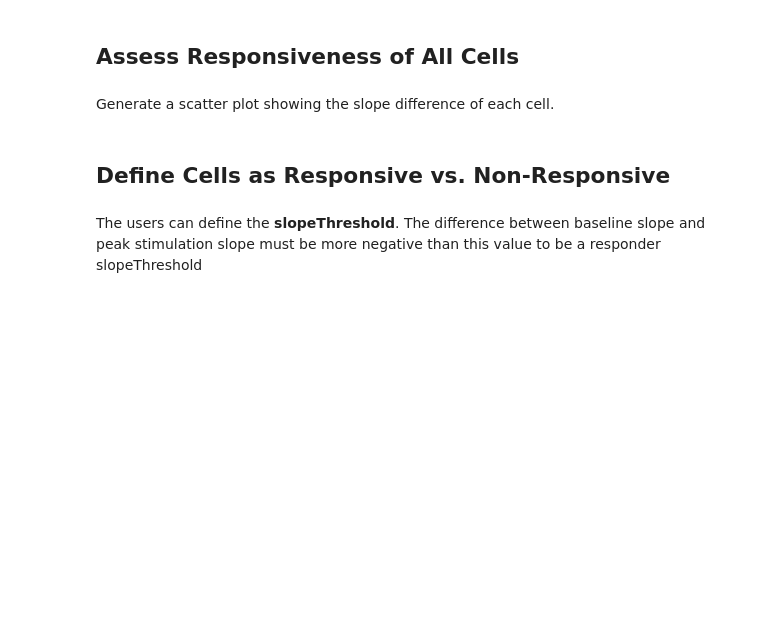
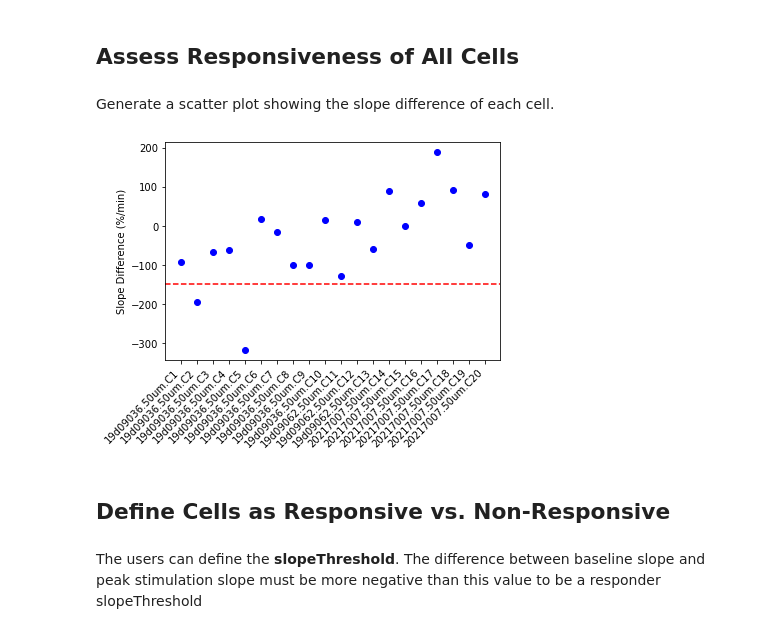
Before and after one commit to shengwanhui/Lab-Analysis-2019-2021-, a Jupyter notebook: notebooks/calcium-slope-analysis.ipynb, the cells around one changed output. Saved outputs shown, nothing was run; the diff lists cells and outputs as text; code cells hidden in the pictures; blank space fills up the shorter version.

```diff
--- a/notebooks/calcium-slope-analysis.ipynb
+++ b/notebooks/calcium-slope-analysis.ipynb
@@ -55,7 +55,7 @@ def getBaselineAndMaxStimulationSlopeFromCSV(rawTimes,rawIntensity, filterSize =
     plt.axvspan(stimulationTimeStart, stimulationTimeEnd, color='r', alpha=.1)
 
     # determine baseline region based on stimulation time
-    baselineTimeStart = stimulationTimeStart-1
+    baselineTimeStart = stimulationTimeStart-1.5
     baselineTimeEnd = stimulationTimeStart
 
     baselineIndexStart, baselineIndexEnd = statsTools.rangeIndex(smoothTimes, baselineTimeStart, baselineTimeEnd)
@@ -97,8 +97,8 @@ def getBaselineAndMaxStimulationSlopeFromCSV(rawTimes,rawIntensity, filterSize =
 
     return baselineSlope, stimulationSlopeMin
 # %%
-csvFilePaths = [R"X:\Data\OT-Cre\OT-GCaMP-nonspecific\04-03-19 evoke OT\04-30-2020 K-GLU analyze\025um.xls",
-                R"X:\Data\OT-Cre\OT-GCaMP-nonspecific\04-03-19 evoke OT\04-30-2020 K-GLU analyze\050um.xls"
+csvFilePaths = [#R"X:\Data\OT-Cre\OT-GCaMP-nonspecific\04-03-19 evoke OT\04-30-2020 K-GLU analyze\075um.xls",
+                R"X:\Data\OT-Cre\OT-GCaMP-nonspecific\04-03-19 evoke OT\04-30-2020 L368 - Cs analyze\050um.xls"
                ]
 # %% [markdown]
 The users can decide the parameters they want for data analysis.
@@ -143,17 +165,19 @@ plotTools.plotPairs(baselineSlopes, stimulationSlopes, "slopes")
 # %% [markdown]
 Generate a scatter plot showing the slope difference of each cell.
 # %%
-slopeThreshold = -200
+slopeThreshold = -150
 stimulationEffects = []
 for i in range(len(roiNames)):
     stimulationEffects.append(stimulationSlopes[i] - baselineSlopes[i])
 
 plt.figure (figsize=(6, 4))
 plt.ylabel("Slope Difference (%/min)")
 plt.plot(roiNames, stimulationEffects, 'o', color = "b")
 plt.gca().set_xticklabels(roiNames, rotation=45, ha='right')
 plt.axhline(slopeThreshold, color='r', ls='--')
 plt.show()
+# %% [output]
+[figure, added]
 # %% [markdown]
 ## Define Cells as Responsive vs. Non-Responsive
 # %% [markdown]
```
Also changed, not shown: parts of 3 cells of this notebook.
